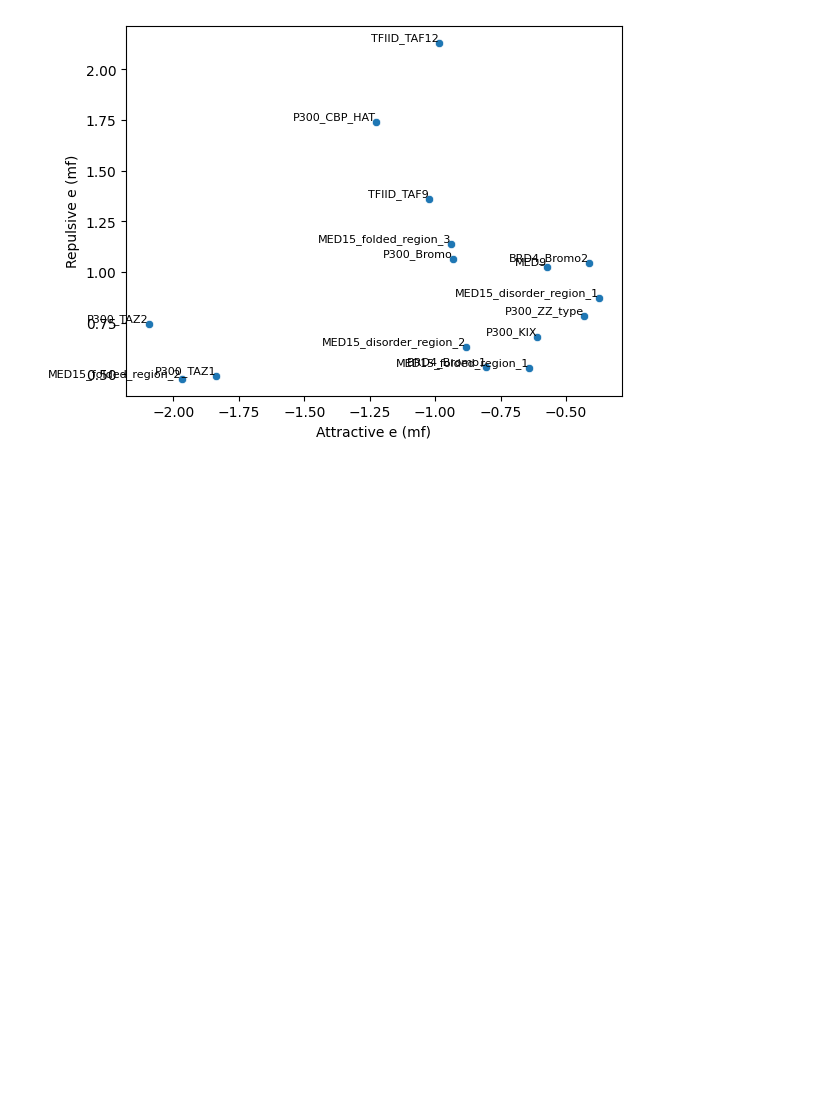
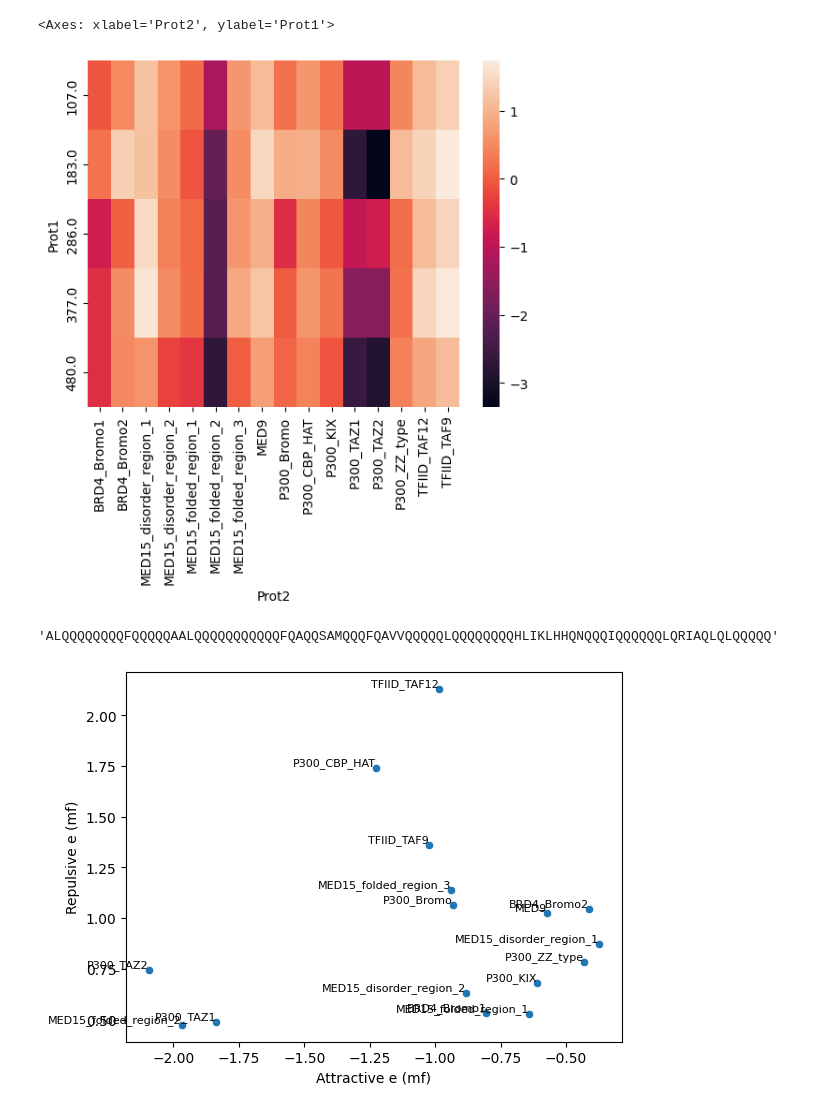
Before and after one commit to kinseylong/StallerRotation, a Jupyter notebook: finches_IDRs/AD_coA_analysis.ipynb, the cells around one changed output. Drawn from its saved outputs; the diff is of its cells as text; code cells hidden in the pictures; blank space fills up the shorter version.

```diff
--- a/finches_IDRs/AD_coA_analysis.ipynb
+++ b/finches_IDRs/AD_coA_analysis.ipynb
@@ -49,6 +49,16 @@ stallerP53AD_coA_finches_activity = activity_category(stallerP53AD_coA_finches,
 stallerPredictedADs_coA_finches_activity = activity_category(stallerpredictedAD_coA_finches, Staller_predictedAD_select, "Activity_Zscore_mean")
 
 coAs = pd.read_csv("helperdata/coAs.csv", index_col=0)
+# %%
+Staller5AD_WT_index = Staller5ADlib[Staller5ADlib["WT"] == True].index.to_list()
+sns.heatmap(staller5libAD_coA_finches_activity.loc[Staller5AD_WT_index].pivot(index = "Prot1", columns="Prot2", values="Total e (mf)"))
+# %% [output]
+<Axes: xlabel='Prot2', ylabel='Prot1'>
+[figure, added]
+# %%
+coAs.loc["MED15_folded_region_2"]["Sequence"]
+# %% [output]
+'ALQQQQQQQQFQQQQQAALQQQQQQQQQQQFQAQQSAMQQQFQAVVQQQQQLQQQQQQQQHLIKLHHQNQQQIQQQQQQLQRIAQLQLQQQQQ'
 # %%
 #calculate correlation for each domain
 def correlation_with_activity(df, activity_label, bydomain):
```
Also changed, not shown: parts of 20 cells of this notebook, 32 other files.
